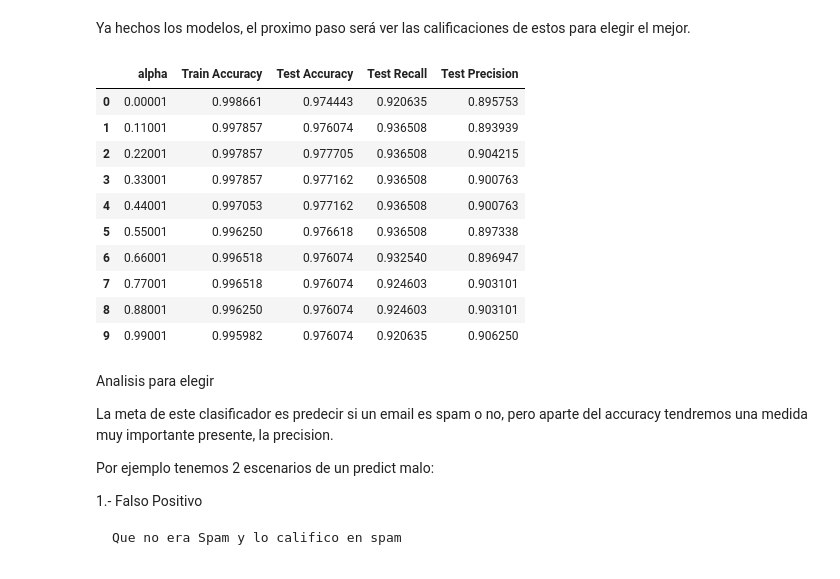
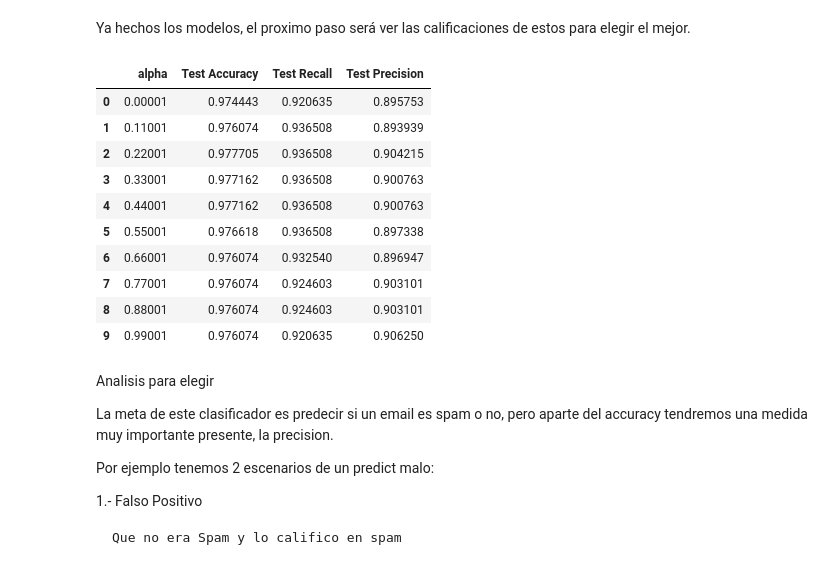
Before and after one commit to navi931/SpamDetector-Data-Mining-, a Jupyter notebook: SpamDetector.ipynb, the cells around one changed output. Drawn from its saved outputs; the diff is of its cells as text; code cells hidden in the pictures.

```diff
--- a/SpamDetector.ipynb
+++ b/SpamDetector.ipynb
@@ -103,7 +124,6 @@ print([np.shape(X_train), np.shape(X_test)])
 Enseguida haremos 182 modelos modificando el "alpha" o smooth de estos modelos, al final haremos match entre todos estos modelos y eligiremos el mejor
 # %%
 list_alpha = np.arange(1/100000, 20, 0.11)
-score_train = np.zeros(len(list_alpha))
 score_test = np.zeros(len(list_alpha))
 recall_test = np.zeros(len(list_alpha))
 precision_test= np.zeros(len(list_alpha))
@@ -111,7 +131,6 @@ count = 0
 for alpha in list_alpha:
     bayes = naive_bayes.MultinomialNB(alpha=alpha)
     bayes.fit(X_train, y_train)
-    score_train[count] = bayes.score(X_train, y_train)
     score_test[count]= bayes.score(X_test, y_test)
     recall_test[count] = metrics.recall_score(y_test, bayes.predict(X_test))
     precision_test[count] = metrics.precision_score(y_test, bayes.predict(X_test))
@@ -119,21 +138,21 @@ for alpha in list_alpha:
 # %% [markdown]
 Ya hechos los modelos, el proximo paso será ver las calificaciones de estos para elegir el mejor.
 # %%
-matrix = np.matrix(np.c_[list_alpha, score_train, score_test, recall_test, precision_test])
-models_nb = pd.DataFrame(data = matrix, columns =['alpha', 'Train Accuracy', 'Test Accuracy', 'Test Recall', 'Test Precision'])
+matrix = np.matrix(np.c_[list_alpha, score_test, recall_test, precision_test])
+models_nb = pd.DataFrame(data = matrix, columns =['alpha', 'Test Accuracy', 'Test Recall', 'Test Precision'])
 models_nb.head(n=10)
 # %% [output]
-|  | alpha | Train Accuracy | Test Accuracy | Test Recall | Test Precision |
-| 0 | 0.00001 | 0.998661 | 0.974443 | 0.920635 | 0.895753 |
-| 1 | 0.11001 | 0.997857 | 0.976074 | 0.936508 | 0.893939 |
-| 2 | 0.22001 | 0.997857 | 0.977705 | 0.936508 | 0.904215 |
-| 3 | 0.33001 | 0.997857 | 0.977162 | 0.936508 | 0.900763 |
-| 4 | 0.44001 | 0.997053 | 0.977162 | 0.936508 | 0.900763 |
-| 5 | 0.55001 | 0.996250 | 0.976618 | 0.936508 | 0.897338 |
-| 6 | 0.66001 | 0.996518 | 0.976074 | 0.932540 | 0.896947 |
-| 7 | 0.77001 | 0.996518 | 0.976074 | 0.924603 | 0.903101 |
-| 8 | 0.88001 | 0.996250 | 0.976074 | 0.924603 | 0.903101 |
-| 9 | 0.99001 | 0.995982 | 0.976074 | 0.920635 | 0.906250 |
+|  | alpha | Test Accuracy | Test Recall | Test Precision |
+| 0 | 0.00001 | 0.974443 | 0.920635 | 0.895753 |
+| 1 | 0.11001 | 0.976074 | 0.936508 | 0.893939 |
+| 2 | 0.22001 | 0.977705 | 0.936508 | 0.904215 |
+| 3 | 0.33001 | 0.977162 | 0.936508 | 0.900763 |
+| 4 | 0.44001 | 0.977162 | 0.936508 | 0.900763 |
+| 5 | 0.55001 | 0.976618 | 0.936508 | 0.897338 |
+| 6 | 0.66001 | 0.976074 | 0.932540 | 0.896947 |
+| 7 | 0.77001 | 0.976074 | 0.924603 | 0.903101 |
+| 8 | 0.88001 | 0.976074 | 0.924603 | 0.903101 |
+| 9 | 0.99001 | 0.976074 | 0.920635 | 0.906250 |
 # %% [markdown]
 Analisis para elegir
 
```
Also changed, not shown: parts of 12 cells of this notebook.
